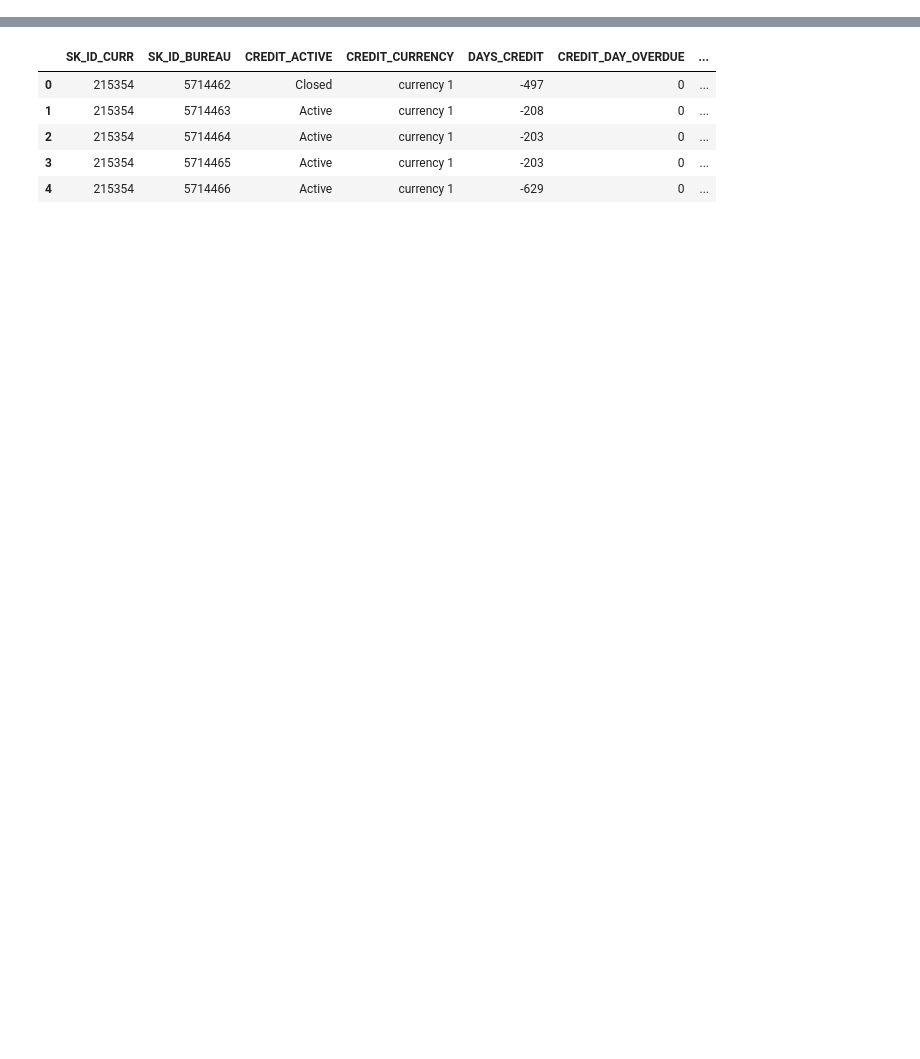
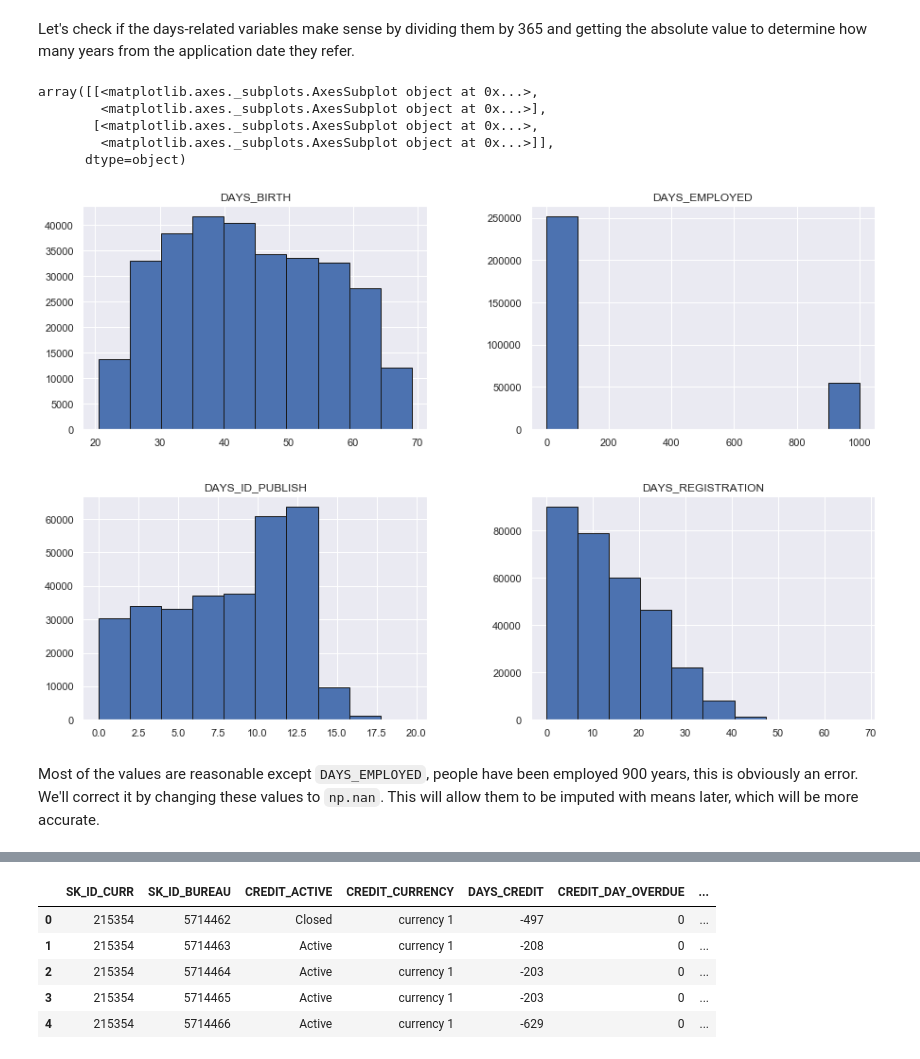
Before and after one commit to dorond/home-credit-default-risk-predictions-practice, a Jupyter notebook: Part 1 - Data Preparation.ipynb, the cells around one changed output, grey strips where cells are left out. Saved outputs shown, nothing was run; the diff lists cells and outputs as text; code cells hidden in the pictures; blank space fills up the shorter version.

Commit message:
working through data prep

```diff
--- a/Part 1 - Data Preparation.ipynb
+++ b/Part 1 - Data Preparation.ipynb
@@ -33,0 +39,4 @@ print(train.shape, test.shape)
+# %%
+app_train = pd.read_csv('input/application_train.csv')
+print("training data size:", app_train.shape)
+app_train.head()
@@ -33,0 +69,15 @@ print(train.shape, test.shape)
+# %% [markdown]
+Let's check if the days-related variables make sense by dividing them by 365 and getting the absolute value to determine how many years from the application date they refer.
+# %%
+cols = ["DAYS_BIRTH", "DAYS_EMPLOYED", "DAYS_REGISTRATION", "DAYS_ID_PUBLISH"]
+fig, ax = plt.subplots(figsize=(15, 10))
+np.abs(app_train[cols]/365).hist(ax=ax, edgecolor = 'k')
+# %% [output]
+array([[<matplotlib.axes._subplots.AxesSubplot object at 0x...>,
+        <matplotlib.axes._subplots.AxesSubplot object at 0x...>],
+       [<matplotlib.axes._subplots.AxesSubplot object at 0x...>,
+        <matplotlib.axes._subplots.AxesSubplot object at 0x...>]],
+      dtype=object)
+[figure, added]
+# %% [markdown]
+Most of the values are reasonable except `DAYS_EMPLOYED`, people have been employed 900 years, this is obviously an error. We'll correct it by changing these values to `np.nan`. This will allow them to be imputed with means later, which will be more accurate.
```
Also changed, not shown: parts of 98 cells of this notebook, 3 other files.
